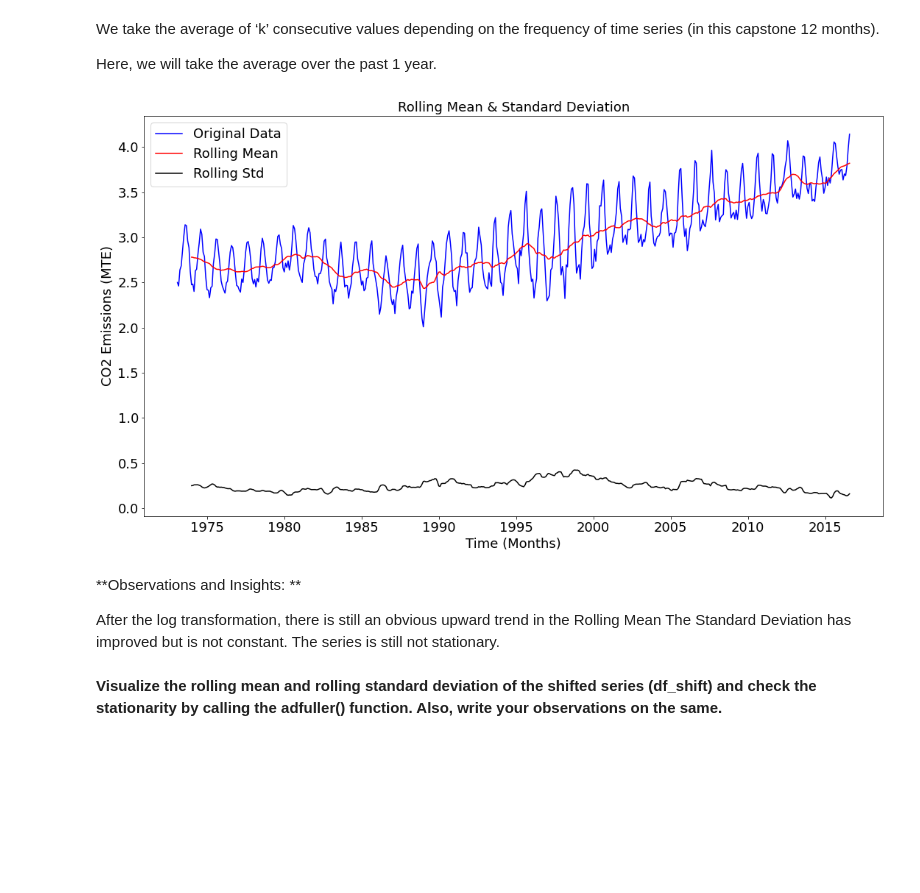
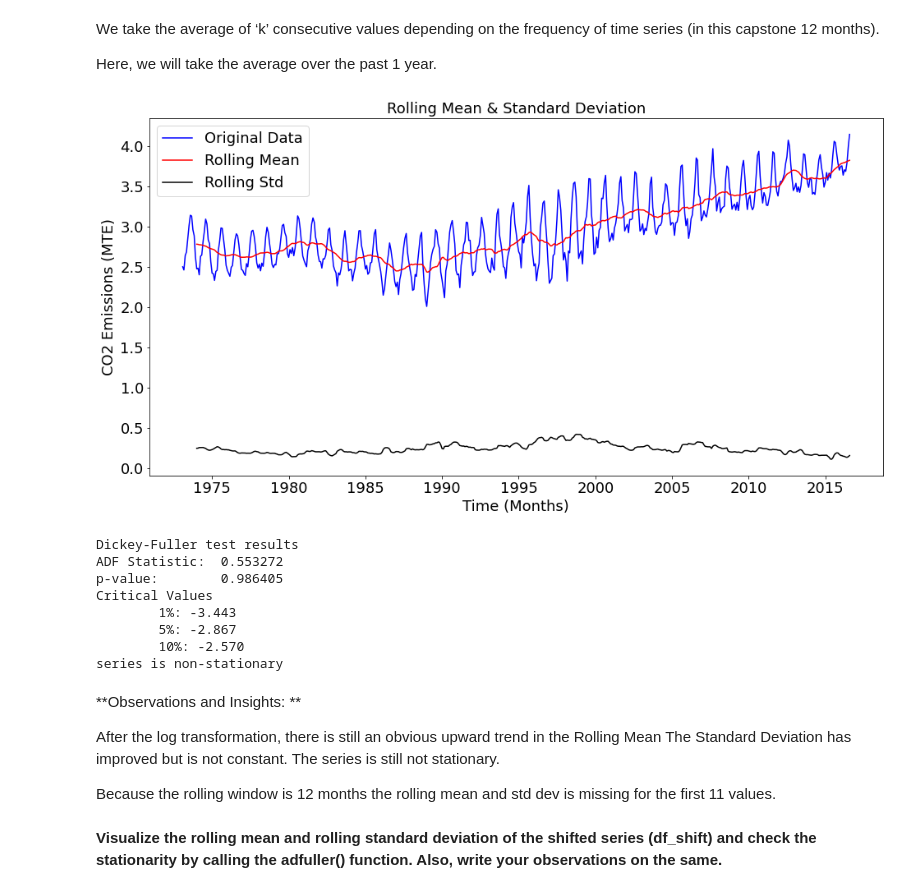
Before and after one commit to richsharples/MIT-DS, a Jupyter notebook: Reference_Notebook_Milestone_2_Time_Series.ipynb, the cells around one changed output. Drawn from its saved outputs; the diff is of its cells as text; code cells hidden in the pictures; blank space fills up the shorter version.

```diff
--- a/Reference_Notebook_Milestone_2_Time_Series.ipynb
+++ b/Reference_Notebook_Milestone_2_Time_Series.ipynb
@@ -170,6 +162,8 @@ plt.plot(mte)
 from IPython.core.pylabtools import figsize
 
 # Function to visualize the rolling mean and standard deviation
+#   ts : data
+#   win : size of the moving window
 
 def TestStationaryPlot(ts, win):
 
@@ -177,7 +171,7 @@ def TestStationaryPlot(ts, win):
     rol_mean = ts.rolling(window = win, center = False).mean()
     rol_std = ts.rolling(window = win, center = False).std()
 
-    plt.figure(figsize=(18,10))
+    plt.figure(figsize=(16,8))
 
     plt.plot(ts, color = 'blue',label = 'Original Data')
     plt.plot(rol_mean, color = 'red', label = 'Rolling Mean')
@@ -189,10 +183,10 @@ def TestStationaryPlot(ts, win):
     plt.ylabel('CO2 Emissions (MTE)', fontsize = FSZ)
     plt.legend(loc='best', fontsize = FSZ)
     plt.title('Rolling Mean & Standard Deviation', fontsize = FSZ)
-    plt.show(block= True)
+    plt.show()
 
 
-# Calculate the rolling mean and standard deviation for a window of 12 observations
+# Calculate the rolling mean and standard deviation for a window over 12 observations
 
 TestStationaryPlot(mte,12)
 # %% [output]
@@ -218,14 +212,24 @@ Use the **Augmented Dickey-Fuller (ADF) Test** to verify if the series is statio
 from statsmodels.tsa.stattools import adfuller
 
 def TestStationarityADF(df_train):
-  print('Dickey-Fuller Test: ')
+  pv_threshold = 0.05
+
+  print('Dickey-Fuller test results ')
   adftest = adfuller(df_train)
-  adfoutput = pd.Series(adftest[0:4], index=['Test Statistic','p-value','Lags Used','No. of Observations'])
+  pv = adftest[1]
+  print('ADF Statistic: \t%4f' % adftest[0])
+  print('p-value: \t%4f' % pv)
+  print ("Critical Values")
   for key,value in adftest[4].items():
-    adfoutput['Critical Value (%s)'%key] = value
-  print(adfoutput)
+	  print('\t%s: %.3f' % (key, value))
 
+# p-value > pv_threshold: Fail to reject the null hypothesis (H0), the data has a unit root and is non-stationary.
+# p-value <= pv_threshold: Reject the null hypothesis (H0), the data does not have a unit root and is stationary.
 
+  if (pv > pv_threshold):
+    print ("series is non-stationary")
+  else:
+    print ("series is stationary")
 
 TestStationarityADF(mte)
 # %% [output]
@@ -258,15 +261,28 @@ Here, we will take the average over the past 1 year.
 # %%
 # Visualize the rolling mean and standard deviation after using log transformation
 
 mte_log = np.log(mte)
 
 TestStationaryPlot(mte_log,12)
+
+# Confirm with ADF
+TestStationarityADF(mte_log)
 # %% [output]
-[figure, old version]
+[figure, new version]
+Dickey-Fuller test results
+ADF Statistic:  0.553272
+p-value:        0.986405
+Critical Values
+        1%: -3.443
+        5%: -2.867
+        10%: -2.570
+series is non-stationary
 # %% [markdown]
 **Observations and Insights: **
 
 After the log transformation, there is still an obvious upward trend in the Rolling Mean The Standard Deviation has improved but is not constant. The series is still not stationary.
+
+Because the rolling window is 12 months the rolling mean and std dev is missing for the first 11 values.
 # %% [markdown]
 **Visualize the rolling mean and rolling standard deviation of the shifted series (df_shift) and check the stationarity by calling the adfuller() function. Also, write your observations on the same.**
 # %% [markdown]
```
Also changed, not shown: parts of 42 cells of this notebook.
